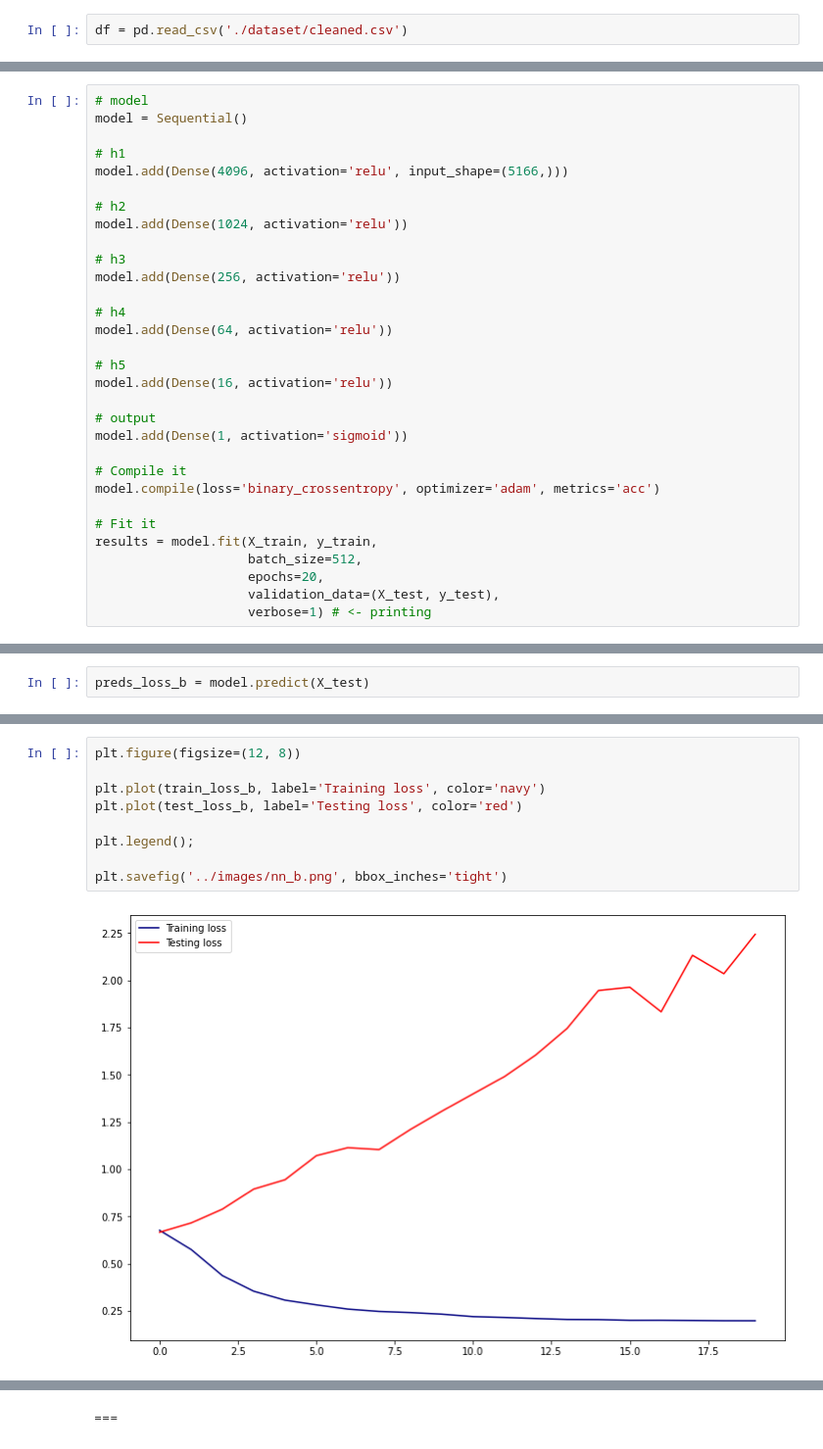
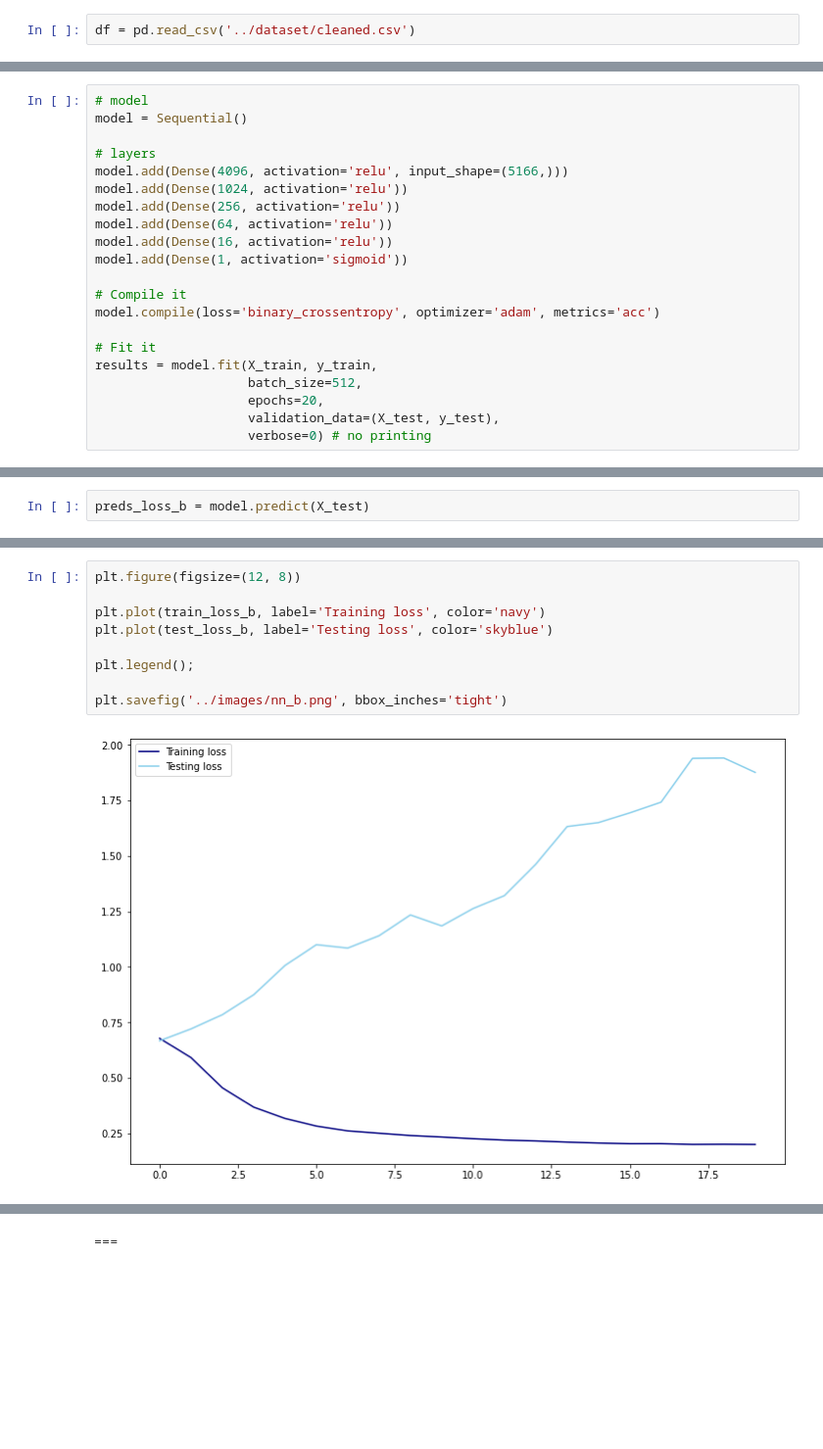
Before and after one commit to ajoneal/aviation-incident-project, a Jupyter notebook: model/NN-binary-class.ipynb, the cells around one changed output, grey strips where cells are left out. Shown at 98% size. Saved outputs shown, nothing was run; the diff lists cells and outputs as text; blank space fills up the shorter version.

```diff
--- a/model/NN-binary-class.ipynb
+++ b/model/NN-binary-class.ipynb
@@ -12,4 +12,4 @@ from tensorflow.keras import regularizers
 from tensorflow.keras.regularizers import l2
 from tensorflow.keras.callbacks import EarlyStopping
 # %%
-df = pd.read_csv('./dataset/cleaned.csv')
+df = pd.read_csv('../dataset/cleaned.csv')
@@ -217,22 +177,12 @@ plt.savefig('../images/nn_a.png', bbox_inches='tight')
 # model
 model = Sequential()
 
-# h1
+# layers
 model.add(Dense(4096, activation='relu', input_shape=(5166,)))
-
-# h2
 model.add(Dense(1024, activation='relu'))
-
-# h3
 model.add(Dense(256, activation='relu'))
-
-# h4
 model.add(Dense(64, activation='relu'))
-
-# h5
 model.add(Dense(16, activation='relu'))
-
-# output
 model.add(Dense(1, activation='sigmoid'))
 
 # Compile it
@@ -243,4 +193,4 @@ results = model.fit(X_train, y_train,
                     batch_size=512,
                     epochs=20,
                     validation_data=(X_test, y_test),
-                    verbose=1) # <- printing
+                    verbose=0) # no printing
@@ -271,11 +206,11 @@ test_loss_b = results.history['val_loss']
 # %%
 plt.figure(figsize=(12, 8))
 
 plt.plot(train_loss_b, label='Training loss', color='navy')
-plt.plot(test_loss_b, label='Testing loss', color='red')
+plt.plot(test_loss_b, label='Testing loss', color='skyblue')
 
 plt.legend();
 
 plt.savefig('../images/nn_b.png', bbox_inches='tight')
 # %% [output]
-[figure, old version]
+[figure, new version]
```
Also changed, not shown: parts of 36 cells of this notebook, 27 other files.
